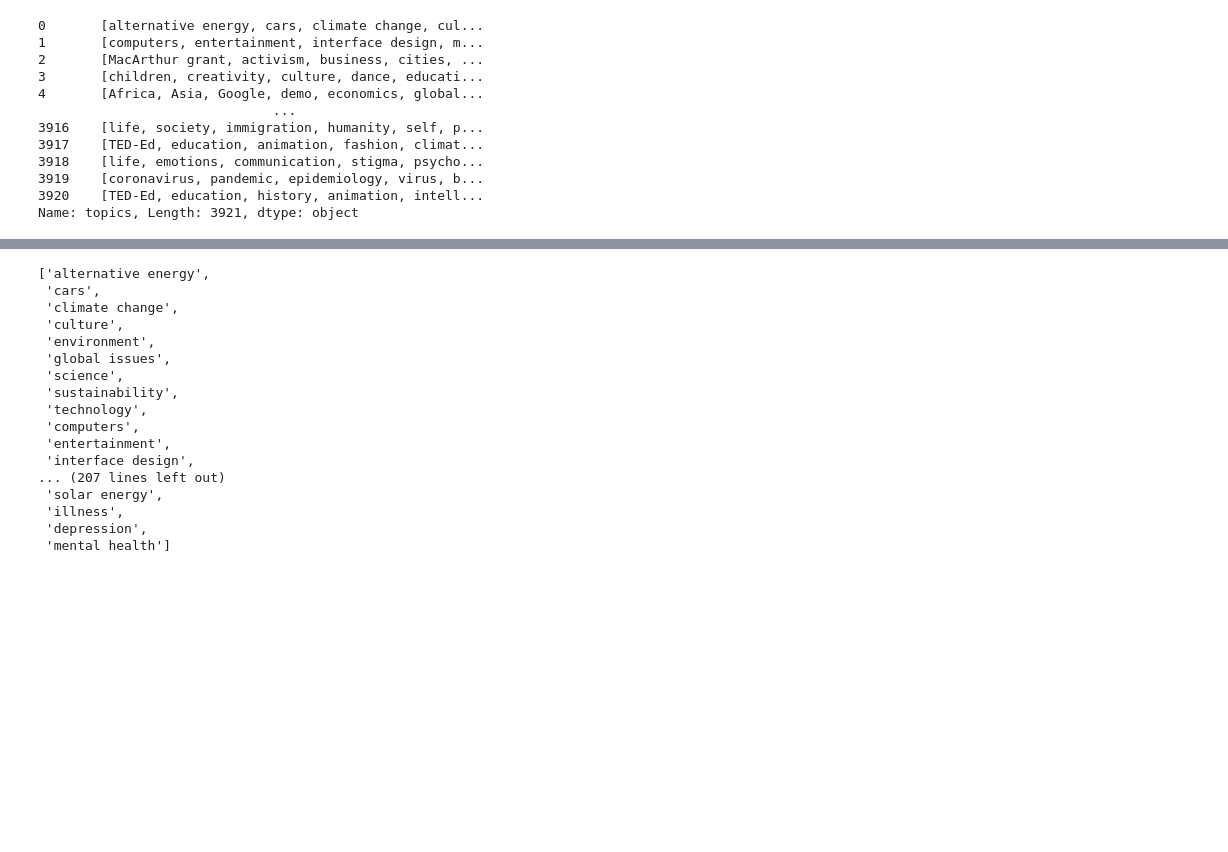
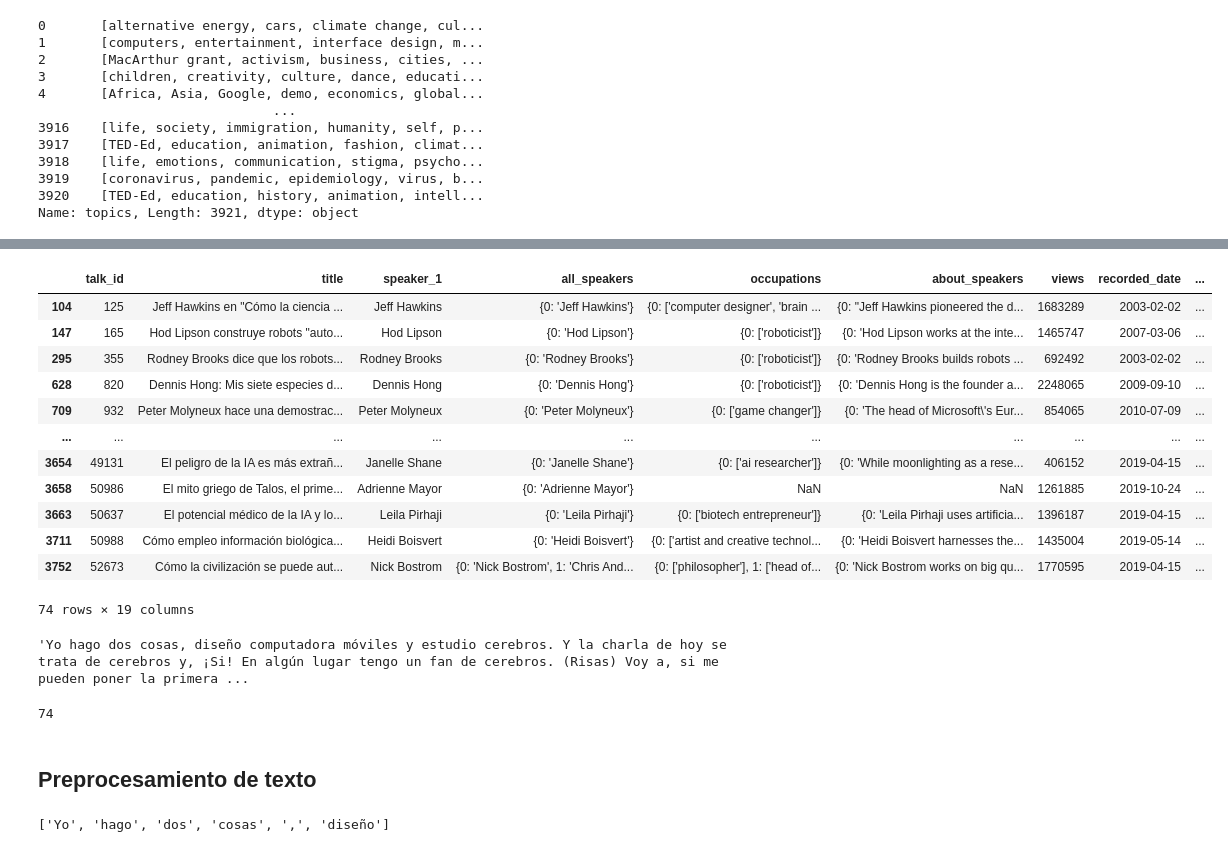
Before and after one commit to erzea1609/Proyectos-Algebra-lineal-avanzada, a Jupyter notebook: Proyecto 1/Proyecto Algebra.ipynb, the cells around one changed output, grey strips where cells are left out. Saved outputs shown, nothing was run; the diff lists cells and outputs as text; code cells hidden in the pictures; blank space fills up the shorter version.

```diff
--- a/Proyecto 1/Proyecto Algebra.ipynb
+++ b/Proyecto 1/Proyecto Algebra.ipynb
@@ -82,22 +76,19 @@ autism
-# %%
-topicos[:223]
-# %% [output]
-['alternative energy',
- 'cars',
- 'climate change',
- 'culture',
- 'environment',
- 'global issues',
- 'science',
- 'sustainability',
- 'technology',
- 'computers',
- 'entertainment',
- 'interface design',
-... (207 lines left out)
- 'solar energy',
- 'illness',
- 'depression',
- 'mental health']
 # %%
 #Necesitamos saber el tema que va a tratr y seleccionar aquellos temas que se relacionan
+#Seleccionamos todas las charlas que hablan de inteligencia artificial.
+AI = explode[explode.topics == "AI"]
+AI
+# %% [output]
+|  | talk_id | title | speaker_1 | all_speakers | occupations | about_speakers | views | recorded_date | ... |
+| 104 | 125 | Jeff Hawkins en "Cómo la ciencia ... | Jeff Hawkins | {0: 'Jeff Hawkins'} | {0: ['computer designer', 'brain ... | {0: "Jeff Hawkins pioneered the d... | 1683289 | 2003-02-02 | ... |
+| 147 | 165 | Hod Lipson construye robots "auto... | Hod Lipson | {0: 'Hod Lipson'} | {0: ['roboticist']} | {0: 'Hod Lipson works at the inte... | 1465747 | 2007-03-06 | ... |
+| 295 | 355 | Rodney Brooks dice que los robots... | Rodney Brooks | {0: 'Rodney Brooks'} | {0: ['roboticist']} | {0: 'Rodney Brooks builds robots ... | 692492 | 2003-02-02 | ... |
+| 628 | 820 | Dennis Hong: Mis siete especies d... | Dennis Hong | {0: 'Dennis Hong'} | {0: ['roboticist']} | {0: 'Dennis Hong is the founder a... | 2248065 | 2009-09-10 | ... |
+| 709 | 932 | Peter Molyneux hace una demostrac... | Peter Molyneux | {0: 'Peter Molyneux'} | {0: ['game changer']} | {0: 'The head of Microsoft\'s Eur... | 854065 | 2010-07-09 | ... |
+| ... | ... | ... | ... | ... | ... | ... | ... | ... | ... |
+| 3654 | 49131 | El peligro de la IA es más extrañ... | Janelle Shane | {0: 'Janelle Shane'} | {0: ['ai researcher']} | {0: 'While moonlighting as a rese... | 406152 | 2019-04-15 | ... |
+| 3658 | 50986 | El mito griego de Talos, el prime... | Adrienne Mayor | {0: 'Adrienne Mayor'} | NaN | NaN | 1261885 | 2019-10-24 | ... |
+| 3663 | 50637 | El potencial médico de la IA y lo... | Leila Pirhaji | {0: 'Leila Pirhaji'} | {0: ['biotech entrepreneur']} | {0: 'Leila Pirhaji uses artificia... | 1396187 | 2019-04-15 | ... |
+| 3711 | 50988 | Cómo empleo información biológica... | Heidi Boisvert | {0: 'Heidi Boisvert'} | {0: ['artist and creative technol... | {0: 'Heidi Boisvert harnesses the... | 1435004 | 2019-05-14 | ... |
+| 3752 | 52673 | Cómo la civilización se puede aut... | Nick Bostrom | {0: 'Nick Bostrom', 1: 'Chris And... | {0: ['philosopher'], 1: ['head of... | {0: 'Nick Bostrom works on big qu... | 1770595 | 2019-04-15 | ... |
+74 rows × 19 columns
@@ -103,0 +99,21 @@ topicos[:223]
+# %%
+#MUESTRA DE COMO ES EL TEXTO DE UNA CHARLA solo primeros 1000 caracteres
+AI.transcript.iloc[0][0:1000]
+# %% [output]
+'Yo hago dos cosas, diseño computadora móviles y estudio cerebros. Y la charla de hoy se trata de cerebros y, ¡Si! En algún lugar tengo un fan de cerebros. (Risas) Voy a, si me pueden poner la primera ...
+# %%
+##Todos las charlas
+charlas = list(AI.transcript)
+#CANTIDAD DE CHARLAS A PROCESAR
+len(charlas)
+# %% [output]
+74
+# %% [markdown]
+## Preprocesamiento de texto
+# %%
+#tokenizacion
+#Tokenizo cada charla
+tokenization = [nltk.word_tokenize(charla) for charla in charlas]
+tokenization[0][0:6]
+# %% [output]
+['Yo', 'hago', 'dos', 'cosas', ',', 'diseño']
```
Also changed, not shown: parts of 27 cells of this notebook.
